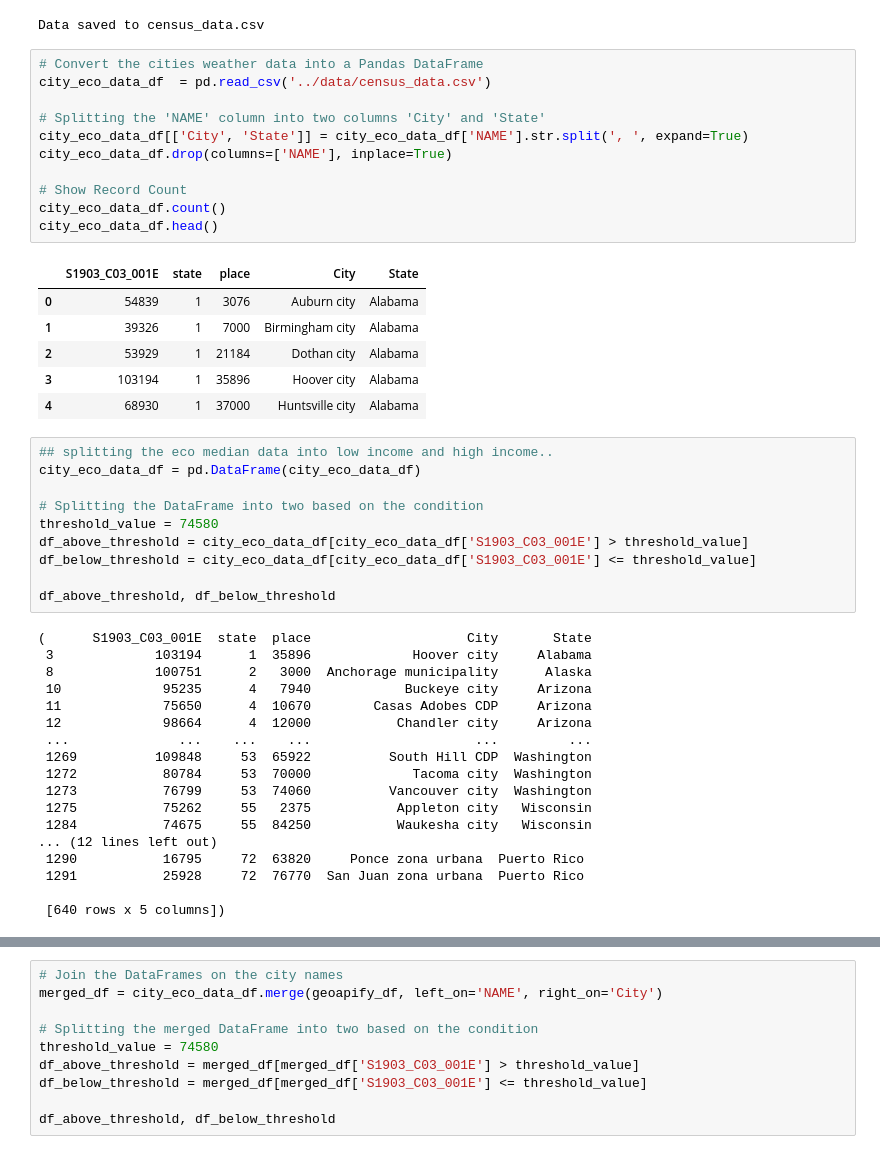
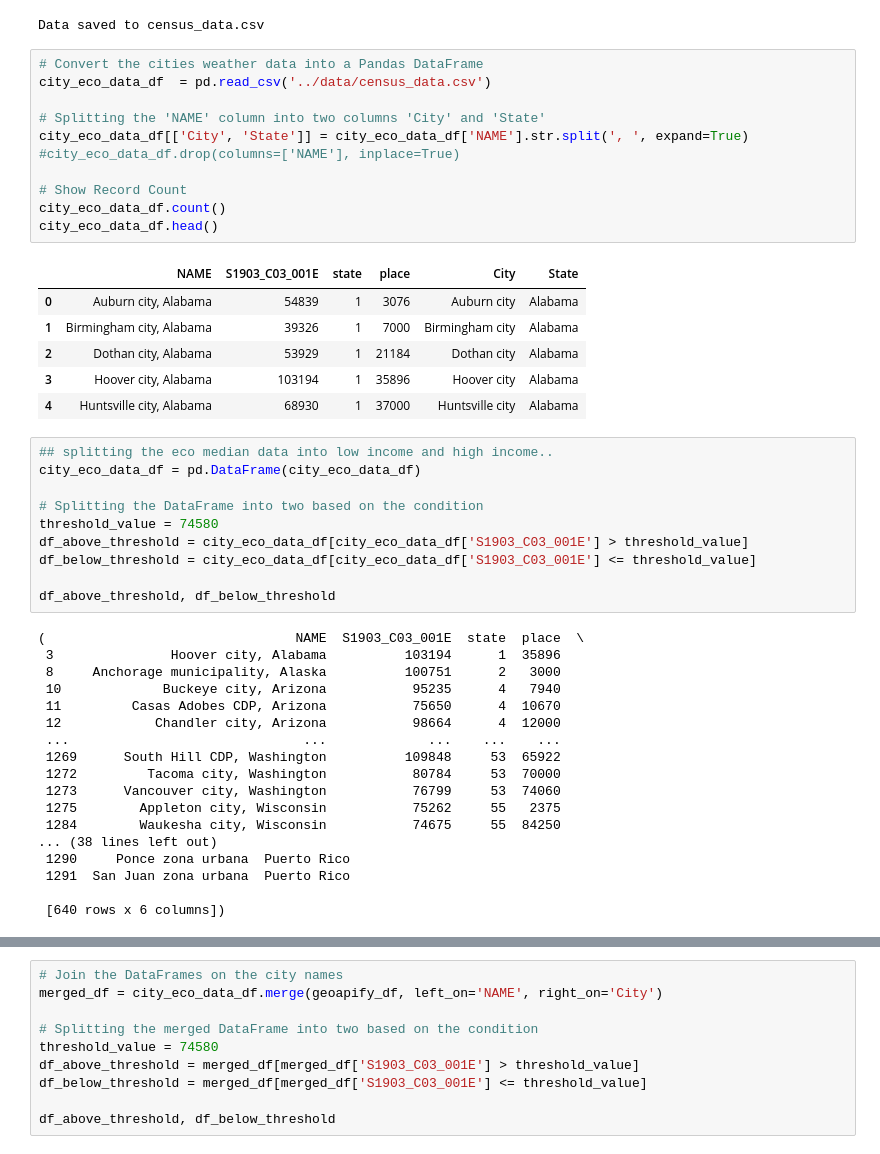
Before and after one commit to bseri0/Proj_1, a Jupyter notebook: py_api/bryan_copy.ipynb, the cells around one changed output, grey strips where cells are left out. Drawn from its saved outputs; the diff is of its cells as text.

```diff
--- a/py_api/bryan_copy.ipynb
+++ b/py_api/bryan_copy.ipynb
@@ -71,21 +71,21 @@ Data saved to census_data.csv
 # %%
 # Convert the cities weather data into a Pandas DataFrame
 city_eco_data_df  = pd.read_csv('../data/census_data.csv')
 
 # Splitting the 'NAME' column into two columns 'City' and 'State'
 city_eco_data_df[['City', 'State']] = city_eco_data_df['NAME'].str.split(', ', expand=True)
-city_eco_data_df.drop(columns=['NAME'], inplace=True)
+#city_eco_data_df.drop(columns=['NAME'], inplace=True)
 
 # Show Record Count
 city_eco_data_df.count()
 city_eco_data_df.head()
 # %% [output]
-|  | S1903_C03_001E | state | place | City | State |
-| 0 | 54839 | 1 | 3076 | Auburn city | Alabama |
-| 1 | 39326 | 1 | 7000 | Birmingham city | Alabama |
-| 2 | 53929 | 1 | 21184 | Dothan city | Alabama |
-| 3 | 103194 | 1 | 35896 | Hoover city | Alabama |
-| 4 | 68930 | 1 | 37000 | Huntsville city | Alabama |
+|  | NAME | S1903_C03_001E | state | place | City | State |
+| 0 | Auburn city, Alabama | 54839 | 1 | 3076 | Auburn city | Alabama |
+| 1 | Birmingham city, Alabama | 39326 | 1 | 7000 | Birmingham city | Alabama |
+| 2 | Dothan city, Alabama | 53929 | 1 | 21184 | Dothan city | Alabama |
+| 3 | Hoover city, Alabama | 103194 | 1 | 35896 | Hoover city | Alabama |
+| 4 | Huntsville city, Alabama | 68930 | 1 | 37000 | Huntsville city | Alabama |
 # %%
 ## splitting the eco median data into low income and high income..
 city_eco_data_df = pd.DataFrame(city_eco_data_df)
@@ -97,23 +97,23 @@ df_below_threshold = city_eco_data_df[city_eco_data_df['S1903_C03_001E'] <= thre
 
 df_above_threshold, df_below_threshold
 # %% [output]
-(      S1903_C03_001E  state  place                    City       State
- 3             103194      1  35896             Hoover city     Alabama
- 8             100751      2   3000  Anchorage municipality      Alaska
- 10             95235      4   7940            Buckeye city     Arizona
- 11             75650      4  10670        Casas Adobes CDP     Arizona
- 12             98664      4  12000           Chandler city     Arizona
- ...              ...    ...    ...                     ...         ...
- 1269          109848     53  65922          South Hill CDP  Washington
- 1272           80784     53  70000             Tacoma city  Washington
- 1273           76799     53  74060          Vancouver city  Washington
- 1275           75262     55   2375           Appleton city   Wisconsin
- 1284           74675     55  84250           Waukesha city   Wisconsin
-... (12 lines left out)
- 1290           16795     72  63820     Ponce zona urbana  Puerto Rico
- 1291           25928     72  76770  San Juan zona urbana  Puerto Rico
+(                                NAME  S1903_C03_001E  state  place  \
+ 3               Hoover city, Alabama          103194      1  35896
+ 8     Anchorage municipality, Alaska          100751      2   3000
+ 10             Buckeye city, Arizona           95235      4   7940
+ 11         Casas Adobes CDP, Arizona           75650      4  10670
+ 12            Chandler city, Arizona           98664      4  12000
+ ...                              ...             ...    ...    ...
+ 1269      South Hill CDP, Washington          109848     53  65922
+ 1272         Tacoma city, Washington           80784     53  70000
+ 1273      Vancouver city, Washington           76799     53  74060
+ 1275        Appleton city, Wisconsin           75262     55   2375
+ 1284        Waukesha city, Wisconsin           74675     55  84250
+... (38 lines left out)
+ 1290     Ponce zona urbana  Puerto Rico
+ 1291  San Juan zona urbana  Puerto Rico
 
- [640 rows x 5 columns])
+ [640 rows x 6 columns])
 # %%
 def get_coordinates(city_name, geo_apikey):
     base_url = "https://api.geoapify.com/v1/geocode/search"
```
Also changed, not shown: parts of 2 cells of this notebook.
